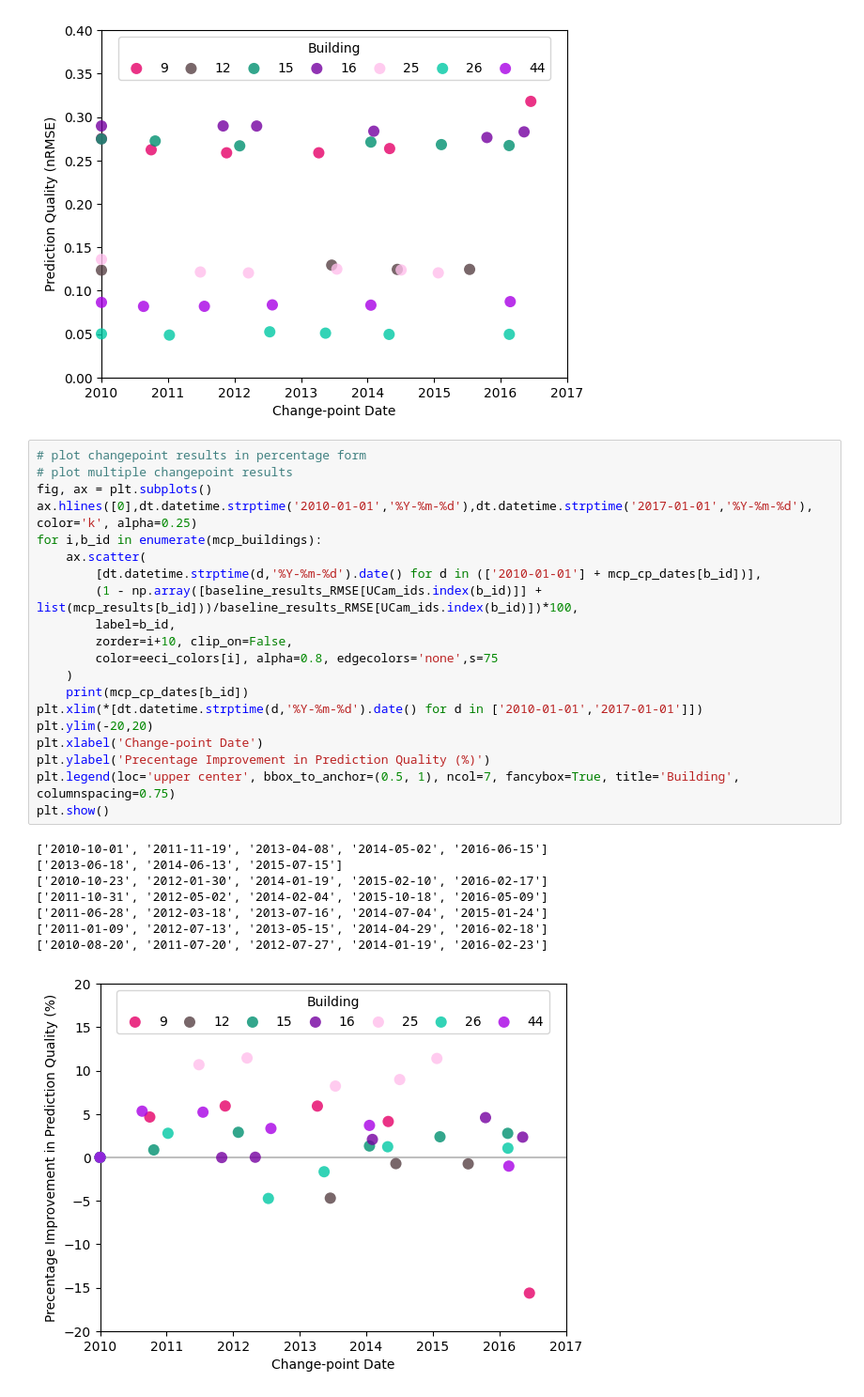
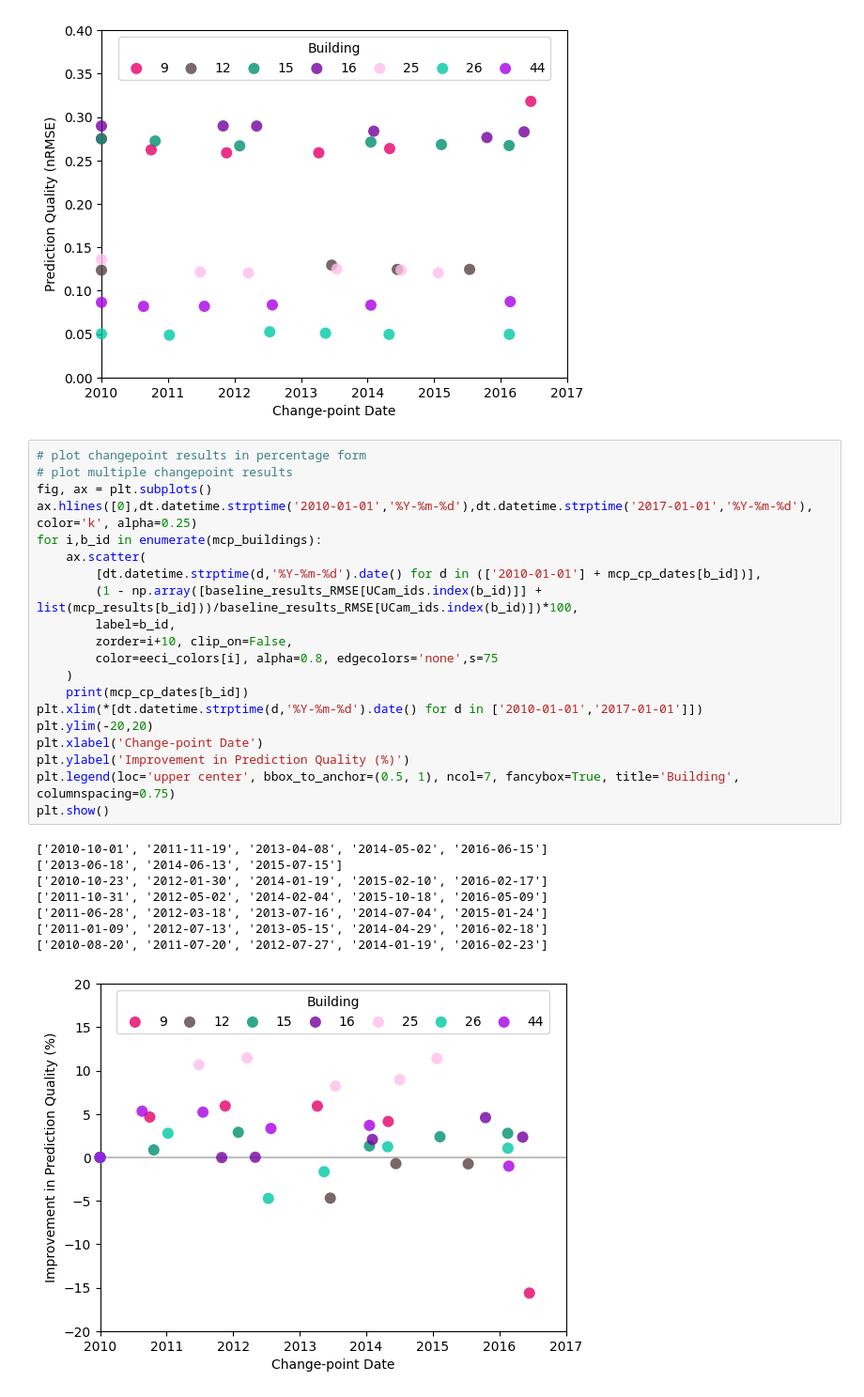
Before and after one commit to EECi/Annex_37, a Jupyter notebook: plots/plot_changepoints.ipynb, the cells around one changed output. Shown: that part at 94% size. Drawn from its saved outputs; the diff is of its cells as text.

```diff
--- a/plots/plot_changepoints.ipynb
+++ b/plots/plot_changepoints.ipynb
@@ -110,29 +110,29 @@ plt.show()
 # %%
 # plot changepoint results in percentage form
 # plot multiple changepoint results
 fig, ax = plt.subplots()
 ax.hlines([0],dt.datetime.strptime('2010-01-01','%Y-%m-%d'),dt.datetime.strptime('2017-01-01','%Y-%m-%d'), color='k', alpha=0.25)
 for i,b_id in enumerate(mcp_buildings):
     ax.scatter(
         [dt.datetime.strptime(d,'%Y-%m-%d').date() for d in (['2010-01-01'] + mcp_cp_dates[b_id])],
         (1 - np.array([baseline_results_RMSE[UCam_ids.index(b_id)]] + list(mcp_results[b_id]))/baseline_results_RMSE[UCam_ids.index(b_id)])*100,
         label=b_id,
         zorder=i+10, clip_on=False,
         color=eeci_colors[i], alpha=0.8, edgecolors='none',s=75
     )
     print(mcp_cp_dates[b_id])
 plt.xlim(*[dt.datetime.strptime(d,'%Y-%m-%d').date() for d in ['2010-01-01','2017-01-01']])
 plt.ylim(-20,20)
 plt.xlabel('Change-point Date')
-plt.ylabel('Precentage Improvement in Prediction Quality (%)')
+plt.ylabel('Improvement in Prediction Quality (%)')
 plt.legend(loc='upper center', bbox_to_anchor=(0.5, 1), ncol=7, fancybox=True, title='Building', columnspacing=0.75)
 plt.show()
 # %% [output]
 ['2010-10-01', '2011-11-19', '2013-04-08', '2014-05-02', '2016-06-15']
 ['2013-06-18', '2014-06-13', '2015-07-15']
 ['2010-10-23', '2012-01-30', '2014-01-19', '2015-02-10', '2016-02-17']
 ['2011-10-31', '2012-05-02', '2014-02-04', '2015-10-18', '2016-05-09']
 ['2011-06-28', '2012-03-18', '2013-07-16', '2014-07-04', '2015-01-24']
 ['2011-01-09', '2012-07-13', '2013-05-15', '2014-04-29', '2016-02-18']
 ['2010-08-20', '2011-07-20', '2012-07-27', '2014-01-19', '2016-02-23']
-[figure, old version]
+[figure, new version]
```
Also changed, not shown: 2 other files.
